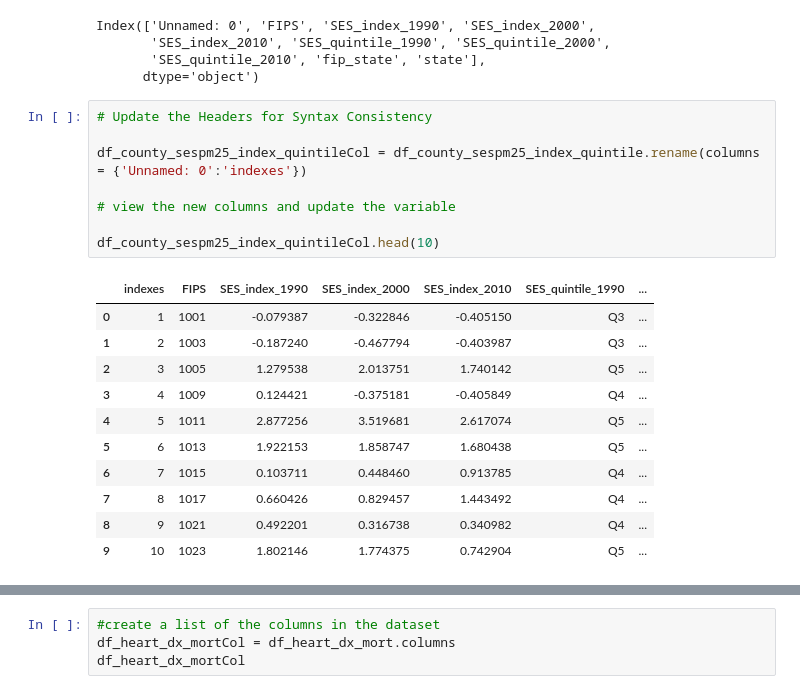
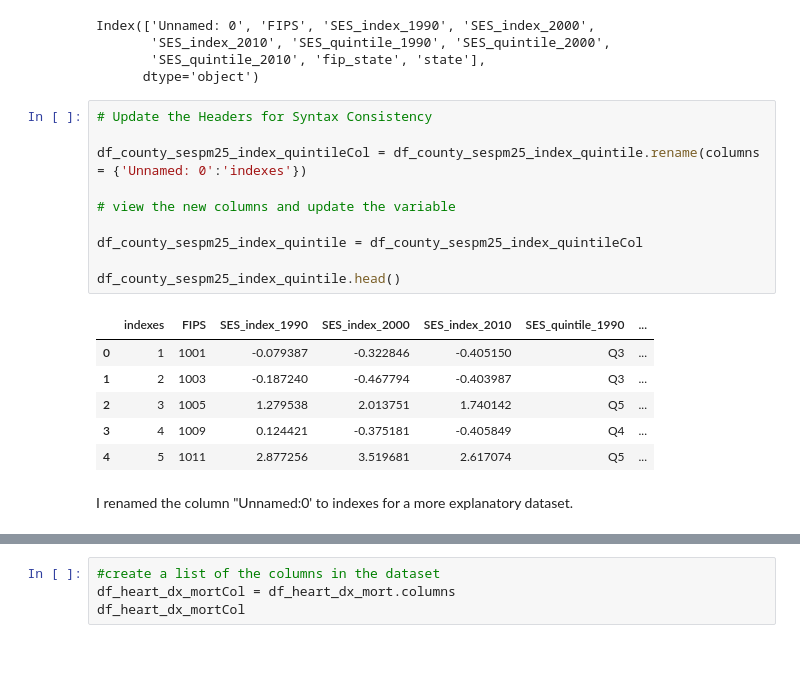
Before and after one commit to Bayowar/CMRPM25Research, a Jupyter notebook: researchpaperdata2_0_0.ipynb, the cells around one changed output, grey strips where cells are left out. Drawn from its saved outputs; the diff is of its cells as text; blank space fills up the shorter version.

```diff
--- a/researchpaperdata2_0_0.ipynb
+++ b/researchpaperdata2_0_0.ipynb
@@ -600,23 +674,22 @@ Index(['Unnamed: 0', 'FIPS', 'SES_index_1990', 'SES_index_2000',
 # %%
 # Update the Headers for Syntax Consistency
 
 df_county_sespm25_index_quintileCol = df_county_sespm25_index_quintile.rename(columns = {'Unnamed: 0':'indexes'})
 
 # view the new columns and update the variable
 
-df_county_sespm25_index_quintileCol.head(10)
+df_county_sespm25_index_quintile = df_county_sespm25_index_quintileCol
+
+df_county_sespm25_index_quintile.head()
 # %% [output]
 |  | indexes | FIPS | SES_index_1990 | SES_index_2000 | SES_index_2010 | SES_quintile_1990 | ... |
 | 0 | 1 | 1001 | -0.079387 | -0.322846 | -0.405150 | Q3 | ... |
 | 1 | 2 | 1003 | -0.187240 | -0.467794 | -0.403987 | Q3 | ... |
 | 2 | 3 | 1005 | 1.279538 | 2.013751 | 1.740142 | Q5 | ... |
 | 3 | 4 | 1009 | 0.124421 | -0.375181 | -0.405849 | Q4 | ... |
 | 4 | 5 | 1011 | 2.877256 | 3.519681 | 2.617074 | Q5 | ... |
-| 5 | 6 | 1013 | 1.922153 | 1.858747 | 1.680438 | Q5 | ... |
-| 6 | 7 | 1015 | 0.103711 | 0.448460 | 0.913785 | Q4 | ... |
-| 7 | 8 | 1017 | 0.660426 | 0.829457 | 1.443492 | Q4 | ... |
-| 8 | 9 | 1021 | 0.492201 | 0.316738 | 0.340982 | Q4 | ... |
-| 9 | 10 | 1023 | 1.802146 | 1.774375 | 0.742904 | Q5 | ... |
+# %% [markdown]
+I renamed the column "Unnamed:0' to indexes for a more explanatory dataset.
 # %%
 # Determine the number of missing values
 
```
Also changed, not shown: parts of 35 cells of this notebook.
